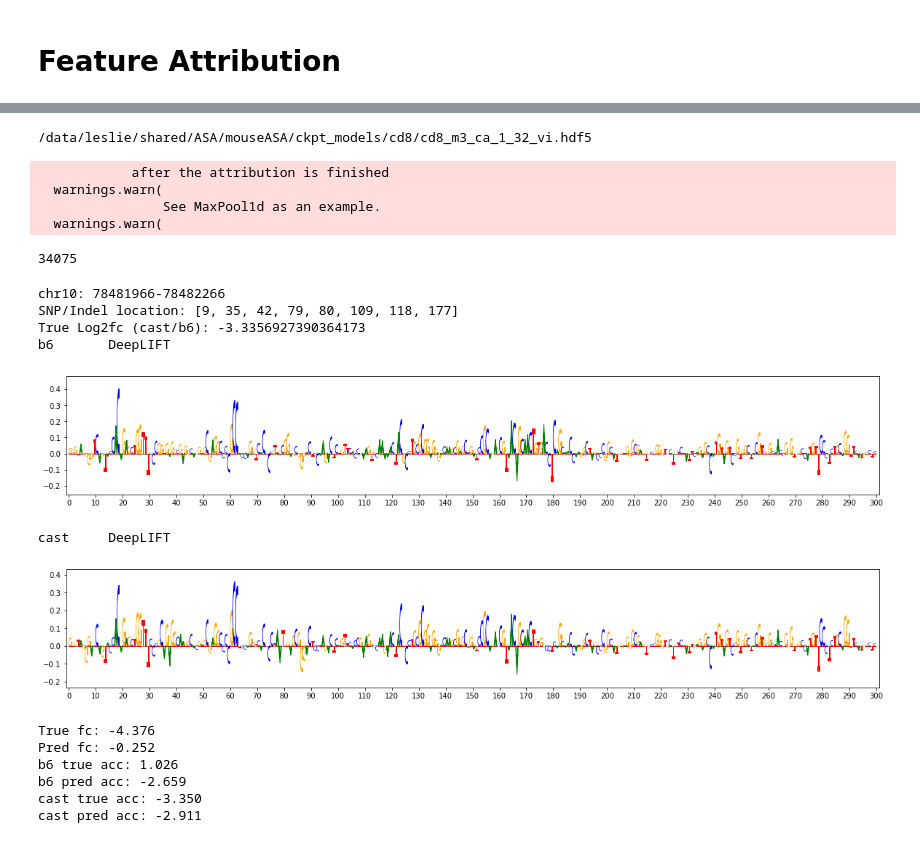
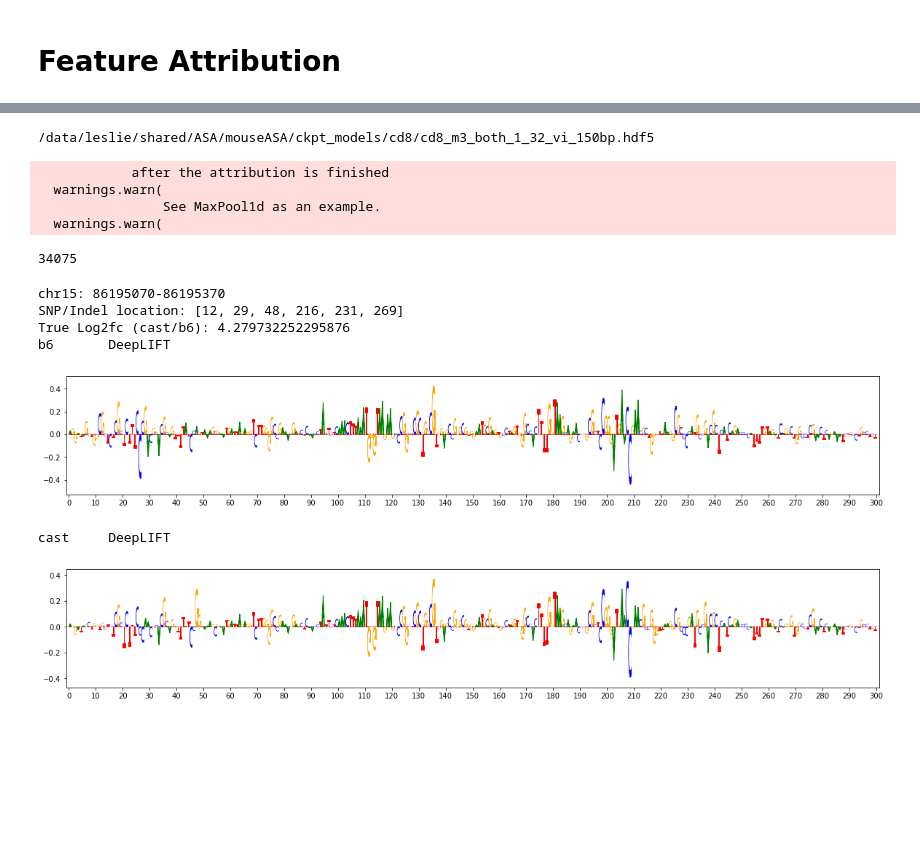
Before and after one commit to adityasinha379/mouseASA, a Jupyter notebook: scripts/analysis.ipynb, the cells around one changed output, grey strips where cells are left out. Cells and saved outputs as stored; diff of their text form; code cells hidden in the pictures; blank space fills up the shorter version.

```diff
--- a/scripts/analysis.ipynb
+++ b/scripts/analysis.ipynb
@@ -29,12 +29,12 @@ dataset = 'both'
 use_prior = '1'
 batchsize = '32'
 gc = ''
-ident = '_vi'
+ident = '_vi_150bp'
 
 predspath = f'{datadir}preds/preds_{modelname}_{dataset}_{use_prior}_{batchsize}{gc}{ident}.npy'
 print(predspath)
 y_pred = np.load(predspath)
-_,_,_,_,y_test,_ = load_data(ctype,dataset,gc+ident+'')
+_,_,_,_,y_test,_ = load_data(ctype,dataset,gc+ident)
 
 # remove revcomps
 y_test = y_test[:len(y_test)//2]
@@ -254,7 +256,7 @@ from run import alleleScan, load_data
 from captum.attr import IntegratedGradients, DeepLift
 DEVICE = 'cuda' if torch.cuda.is_available() else 'cpu'
 
-dataset = 'ca'
+dataset = 'both'
 model = alleleScan(2, 0.2)
 model.to(DEVICE)
 SAVEPATH = f'{basedir}mouseASA/ckpt_models/{ctype}/{ctype}_{modelname}_{dataset}_{use_prior}_{batchsize}{gc}{ident}.hdf5'
@@ -262,7 +264,6 @@ print(SAVEPATH)
 model.load_state_dict(torch.load(SAVEPATH))
 model.eval()
 
-# ig = IntegratedGradients(model)
 dl = DeepLift(model)
 
 _, x_test, _, _, y_test, _ = load_data(ctype, dataset, gc+ident)
@@ -277,22 +278,19 @@ for k in ['dl']:
 
 for i in tqdm( range(0, len(x_test), int(batchsize)) ):
     test_input_tensor = torch.from_numpy(x_test[i:i+int(batchsize)]).type(torch.FloatTensor).transpose(1,2).to(DEVICE)
-#     test_input_tensor = torch.from_numpy(x_test[i:i+int(batchsize)]).type(torch.FloatTensor).transpose(1,2).to(DEVICE)
     test_input_tensor.requires_grad_()
-#     attr['ig'].append(ig.attribute(test_input_tensor).detach().cpu().numpy())
     attr['dl'].append(dl.attribute(test_input_tensor).detach().cpu().numpy())
-    break
 
 for k in attr.keys():
     attr[k] = np.concatenate(attr[k])
 # %% [output]
-/data/leslie/shared/ASA/mouseASA/ckpt_models/cd8/cd8_m3_ca_1_32_vi.hdf5
+/data/leslie/shared/ASA/mouseASA/ckpt_models/cd8/cd8_m3_both_1_32_vi_150bp.hdf5
             after the attribution is finished
   warnings.warn(
                 See MaxPool1d as an example.
   warnings.warn(
 # %%
-if ident=='_vi':
+if ident[:3]=='_vi':
     summits = pd.read_csv(aligndir+'cd8_old/yi_cd8_peaks_34075.csv',sep=',',index_col=0)
     summits['start'] += 150
     summits = summits.iloc[:,1:3]
@@ -335,45 +333,43 @@ import deeplift
 from deeplift.visualization import viz_sequence
 import matplotlib.patches
 
-rank = 5       # fold change rank of true accessibility change
+rank = 1       # fold change rank of true accessibility change
 i = np.where(np.abs(true_fc)==temp[rank-1])[0][0]
 if i>=len( np.array(summits.loc[np.where(summits[0]==chrom_test[0])[0],1]) ):
     c = chrom_test[1]
 else:
     c = chrom_test[0]
 
 seq_b6 = x_test_dna[i]
 seq_ca = x_test_dna[len(x_test_dna)//2+i]
 
 # get locations of SNPs and indels
 idx = get_loci(mods, c, chromsummits[i])
 
 print(f'chr{c}: {chromsummits[i]-150}-{chromsummits[i]+150}')
 print('SNP/Indel location:', idx)
 print('True Log2fc (cast/b6):', true_fc[i])
 
 for k in attr.keys():
     if k=='ig':
         method_name = 'Integrated Gradient'
     elif k=='dl':
         method_name = 'DeepLIFT'
 
     scores_b6 = x_test[i]*attr[k][i].T
     scores_ca = x_test[i+len(x_test)//2]*attr[k][i+len(x_test)//2].T
-    print('b6      ', method_name)
+    print('Both model      ', method_name)
     viz_sequence.plot_weights(scores_b6, subticks_frequency=10, figsize = (20,3))
-#     for k in idx:
-#         ax.axvline(k-1,c='k')
     print('cast    ', method_name)
     viz_sequence.plot_weights(scores_ca, subticks_frequency=10, figsize = (20,3))
 # %% [output]
-chr10: 78481966-78482266
-SNP/Indel location: [9, 35, 42, 79, 80, 109, 118, 177]
-True Log2fc (cast/b6): -3.3356927390364173
+chr15: 86195070-86195370
+SNP/Indel location: [12, 29, 48, 216, 231, 269]
+True Log2fc (cast/b6): 4.279732252295876
 b6       DeepLIFT
-[figure, old version]
+[figure, new version]
 cast     DeepLIFT
-[figure, old version]
+[figure, new version]
 # %%
 print('True fc: {:.3f}'.format(true_fc[i]) )
 print('Pred fc: {:.3f}'.format(pred_fc[i]) )
@@ -381,10 +377,3 @@ print('b6 true acc: {:.3f}'.format(y_test[i]) )
 print('b6 pred acc: {:.3f}'.format(y_pred[i]) )
 print('cast true acc: {:.3f}'.format(y_test[i+len(y_test)//2]) )
 print('cast pred acc: {:.3f}'.format(y_pred[i+len(y_pred)//2]) )
-# %% [output]
-True fc: -4.376
-Pred fc: -0.252
-b6 true acc: 1.026
-b6 pred acc: -2.659
-cast true acc: -3.350
-cast pred acc: -2.911
```
Also changed, not shown: parts of 10 cells of this notebook, 4 other files.
